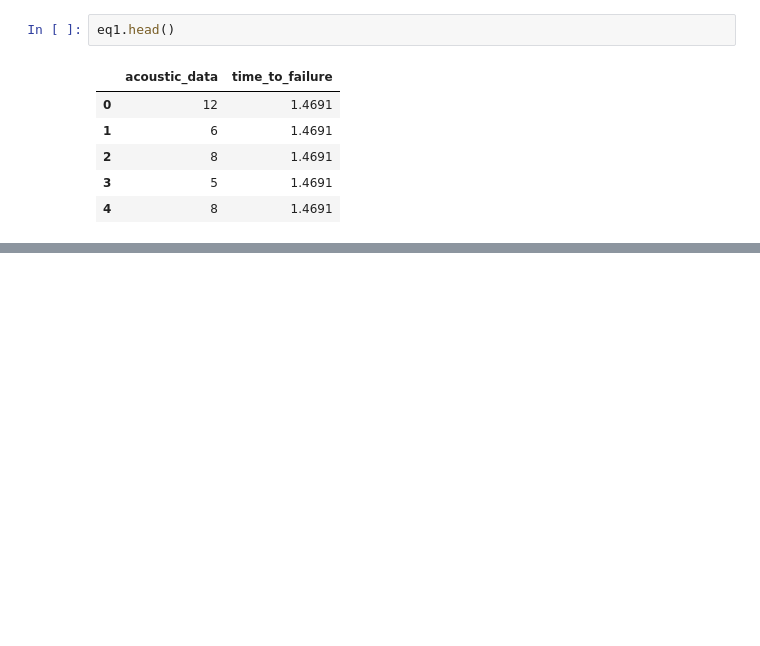
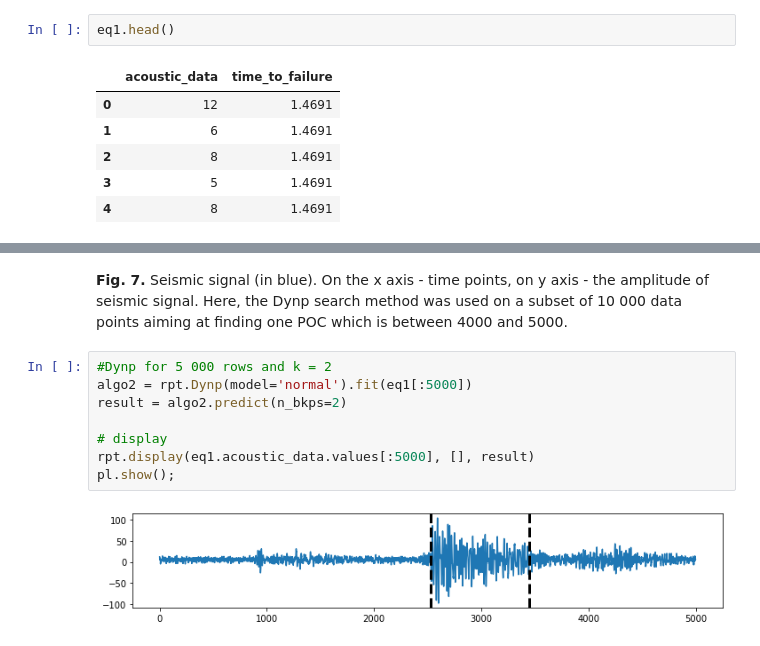
Before and after one commit to cristinarainich/MLTSA22_KRainich, a Jupyter notebook: HW6/HW6.ipynb, the cells around one changed output, grey strips where cells are left out. Drawn from its saved outputs; the diff is of its cells as text; blank space fills up the shorter version.

```diff
--- a/HW6/HW6.ipynb
+++ b/HW6/HW6.ipynb
@@ -195,0 +237,12 @@ eq1.head()
+# %% [markdown]
+**Fig. 7.** Seismic signal (in blue). On the x axis - time points, on y axis - the amplitude of seismic signal. Here, the Dynp search method was used on a subset of 10 000 data points aiming at finding one POC which is between 4000 and 5000.
+# %%
+#Dynp for 5 000 rows and k = 2
+algo2 = rpt.Dynp(model='normal').fit(eq1[:5000])
+result = algo2.predict(n_bkps=2)
+
+# display
+rpt.display(eq1.acoustic_data.values[:5000], [], result)
+pl.show();
+# %% [output]
+[figure, added]
```
Also changed, not shown: parts of 39 cells of this notebook.
